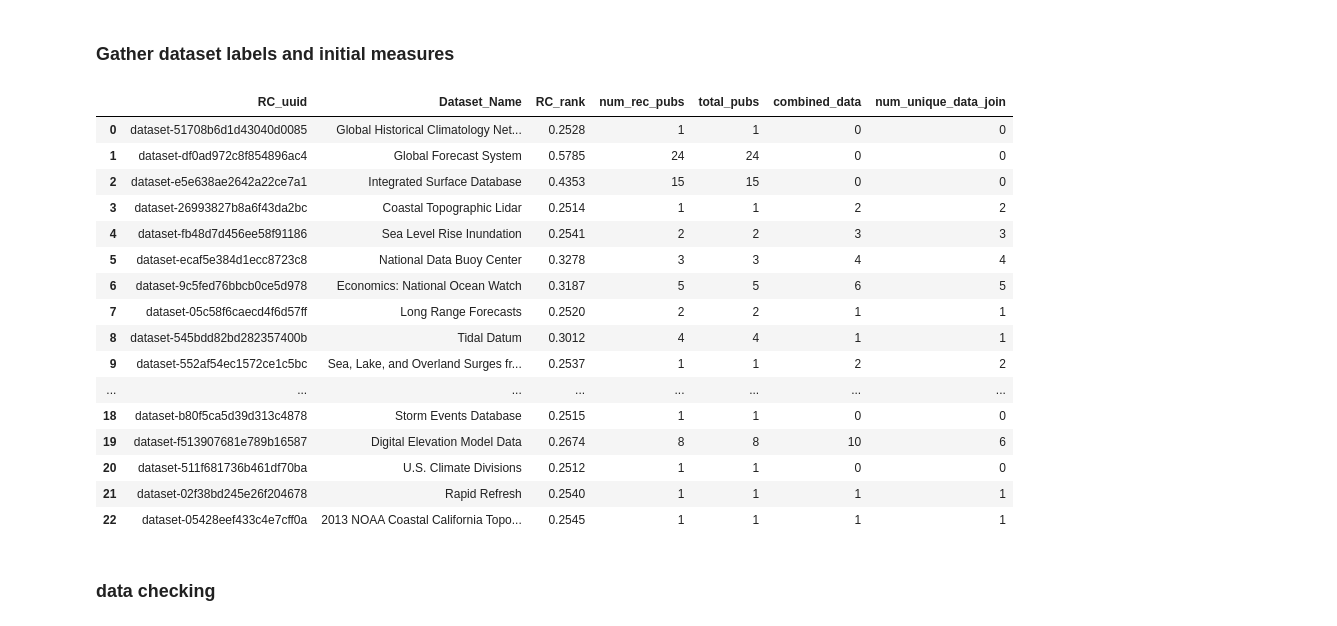
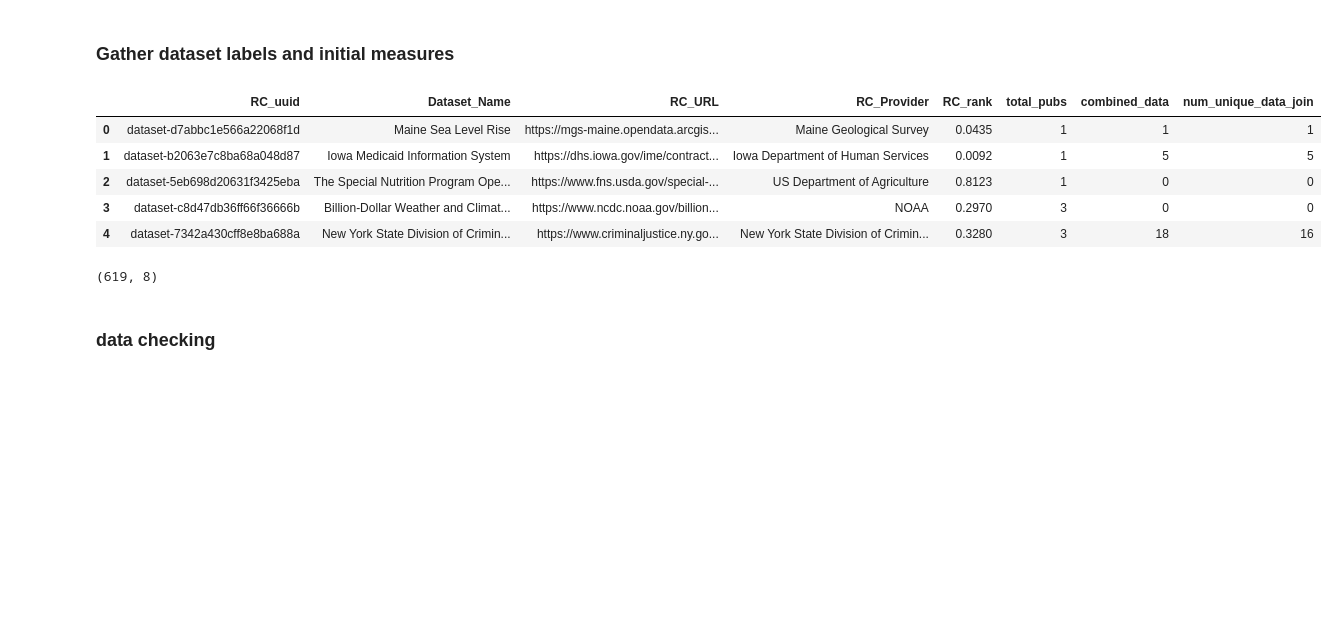
Before and after one commit to Coleridge-Initiative/rc-ml-corpus, a Jupyter notebook: rc_metrics/RC_metrics_draft.ipynb, the cells around one changed output. Cells and saved outputs as stored; diff of their text form; code cells hidden in the pictures; blank space fills up the shorter version.

Commit message:
udpated to full corpus and added very simple visuals

```diff
--- a/rc_metrics/RC_metrics_draft.ipynb
+++ b/rc_metrics/RC_metrics_draft.ipynb
@@ -11,5 +11,5 @@ net = RCNetwork()
 # net.build_analytics_graph()
 # %%
 # parses, builds NetworkX graph, and creates default "rank" for each entity
-net.load_network("../../rclc/corpus.jsonld")
+net.load_network("full.jsonld") # net.load_network("../../rclc/corpus.jsonld")
 # %% [output]
@@ -85,0 +108,8 @@ for p in net.publ.keys():
+# %%
+# gete dataset ids for just IRI
+data_list = []
+
+for d in net.data.keys():
+    if net.data[d].view['provider']=='provider-19eb7b3b445e1a00d385':
+        print(net.data[d].view['id'], net.data[d].view['title'])
+        data_list.append(net.data[d].view['id'])
@@ -121,22 +169,47 @@ df = pd.DataFrame({'RC_uuid': DataID, 'Dataset_Name': DataName, 'RC_rank': DataR
+# %%
+# V2 - make better use of `reco_data()`
+DataID = [] # RC UUID
+DataName = [] # title
+DataURL = [] # reference URL
+DataProv = [] # dataset provider
+DataRank = [] # rank
+TotPubCount = [] # total publications that are linked to this dataset
+CombinedData = [] # total count of other datasets linked to publications
+UniqueCombData = [] # unique count of other datsets linked to publications
+
+for d in net.data.keys(): #data_list:
+    # gather  info from 'recommender'; it sorts the publications based on Eigenvector calc of 'rank'
+    uuid, title, rank, url, provider, publ_list = net.reco_data(net.data[d])
+    DataID.append(uuid)
+    DataName.append(title)
+    DataRank.append(rank)
+    DataURL.append(url)
+    DataProv.append(provider[1]) # grab name for now; 2nd element of "provider"
+    TotPubCount.append(len(publ_list))
+    # collect datasets linked to publications for current dataset
+    co_data = []
+    for p_id, _t, _r in publ_list:
+        d_list = net.publ[net.id_list[p_id]].view['datasets'].copy()
+        d_list.remove(uuid) # don't include current dataset
+        co_data = co_data + d_list # ** LIST OF DATASETS; use to eg calculate data provider co-occurence
+    CombinedData.append(len(co_data))
+    UniqueCombData.append(len(set(co_data)))
+# %%
+# save metrics to dataframe to explore
+df = pd.DataFrame({'RC_uuid': DataID, 'Dataset_Name': DataName, 'RC_URL': DataURL, 'RC_Provider': DataProv, 'RC_rank': DataRank,
+                  'total_pubs': TotPubCount, 'combined_data': CombinedData, 'num_unique_data_join': UniqueCombData})
 # %%
-df
+df.head()
 # %% [output]
-|  | RC_uuid | Dataset_Name | RC_rank | num_rec_pubs | total_pubs | combined_data | num_unique_data_join |
-| 0 | dataset-51708b6d1d43040d0085 | Global Historical Climatology Net... | 0.2528 | 1 | 1 | 0 | 0 |
-| 1 | dataset-df0ad972c8f854896ac4 | Global Forecast System | 0.5785 | 24 | 24 | 0 | 0 |
-| 2 | dataset-e5e638ae2642a22ce7a1 | Integrated Surface Database | 0.4353 | 15 | 15 | 0 | 0 |
-| 3 | dataset-26993827b8a6f43da2bc | Coastal Topographic Lidar | 0.2514 | 1 | 1 | 2 | 2 |
-| 4 | dataset-fb48d7d456ee58f91186 | Sea Level Rise Inundation | 0.2541 | 2 | 2 | 3 | 3 |
-| 5 | dataset-ecaf5e384d1ecc8723c8 | National Data Buoy Center | 0.3278 | 3 | 3 | 4 | 4 |
-| 6 | dataset-9c5fed76bbcb0ce5d978 | Economics: National Ocean Watch | 0.3187 | 5 | 5 | 6 | 5 |
-| 7 | dataset-05c58f6caecd4f6d57ff | Long Range Forecasts | 0.2520 | 2 | 2 | 1 | 1 |
-| 8 | dataset-545bdd82bd282357400b | Tidal Datum | 0.3012 | 4 | 4 | 1 | 1 |
-| 9 | dataset-552af54ec1572ce1c5bc | Sea, Lake, and Overland Surges fr... | 0.2537 | 1 | 1 | 2 | 2 |
-| ... | ... | ... | ... | ... | ... | ... | ... |
-| 18 | dataset-b80f5ca5d39d313c4878 | Storm Events Database | 0.2515 | 1 | 1 | 0 | 0 |
-| 19 | dataset-f513907681e789b16587 | Digital Elevation Model Data | 0.2674 | 8 | 8 | 10 | 6 |
-| 20 | dataset-511f681736b461df70ba | U.S. Climate Divisions | 0.2512 | 1 | 1 | 0 | 0 |
-| 21 | dataset-02f38bd245e26f204678 | Rapid Refresh | 0.2540 | 1 | 1 | 1 | 1 |
-| 22 | dataset-05428eef433c4e7cff0a | 2013 NOAA Coastal California Topo... | 0.2545 | 1 | 1 | 1 | 1 |
+|  | RC_uuid | Dataset_Name | RC_URL | RC_Provider | RC_rank | total_pubs | combined_data | num_unique_data_join |
+| 0 | dataset-d7abbc1e566a22068f1d | Maine Sea Level Rise | https://mgs-maine.opendata.arcgis... | Maine Geological Survey | 0.0435 | 1 | 1 | 1 |
+| 1 | dataset-b2063e7c8ba68a048d87 | Iowa Medicaid Information System | https://dhs.iowa.gov/ime/contract... | Iowa Department of Human Services | 0.0092 | 1 | 5 | 5 |
+| 2 | dataset-5eb698d20631f3425eba | The Special Nutrition Program Ope... | https://www.fns.usda.gov/special-... | US Department of Agriculture | 0.8123 | 1 | 0 | 0 |
+| 3 | dataset-c8d47db36ff66f36666b | Billion-Dollar Weather and Climat... | https://www.ncdc.noaa.gov/billion... | NOAA | 0.2970 | 3 | 0 | 0 |
+| 4 | dataset-7342a430cff8e8ba688a | New York State Division of Crimin... | https://www.criminaljustice.ny.go... | New York State Division of Crimin... | 0.3280 | 3 | 18 | 16 |
+# %%
+df.shape
+# %% [output]
+(619, 8)
 # %%
 # save metrics as table
```
Also changed, not shown: parts of 20 cells of this notebook.
